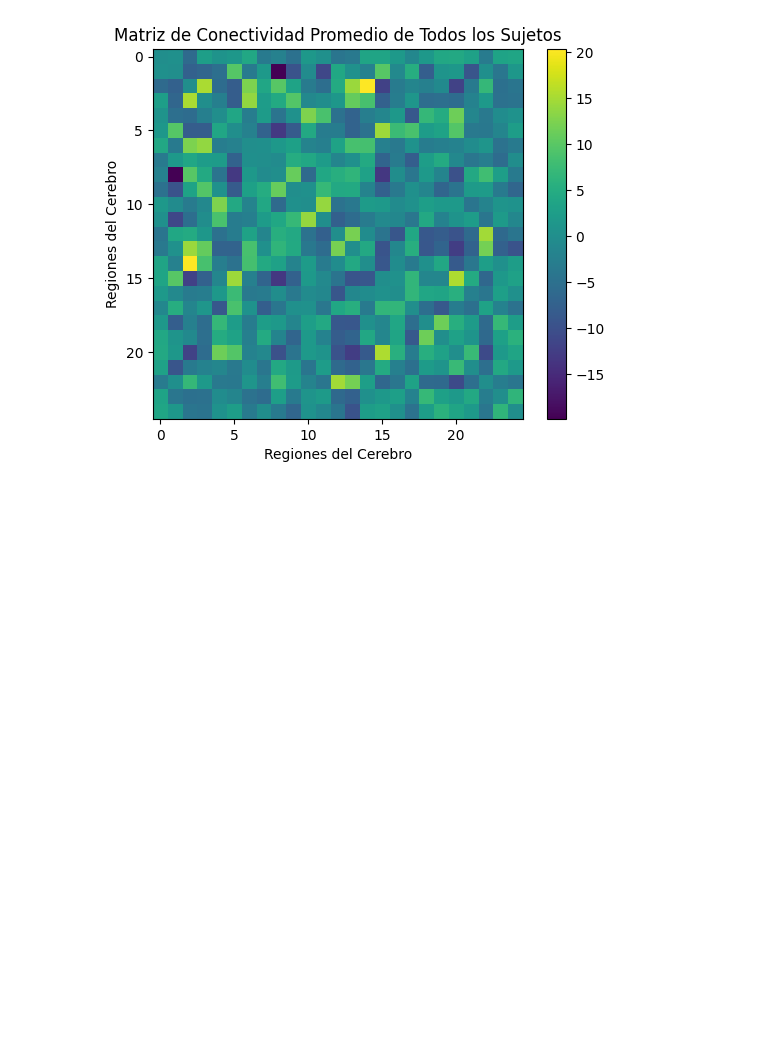
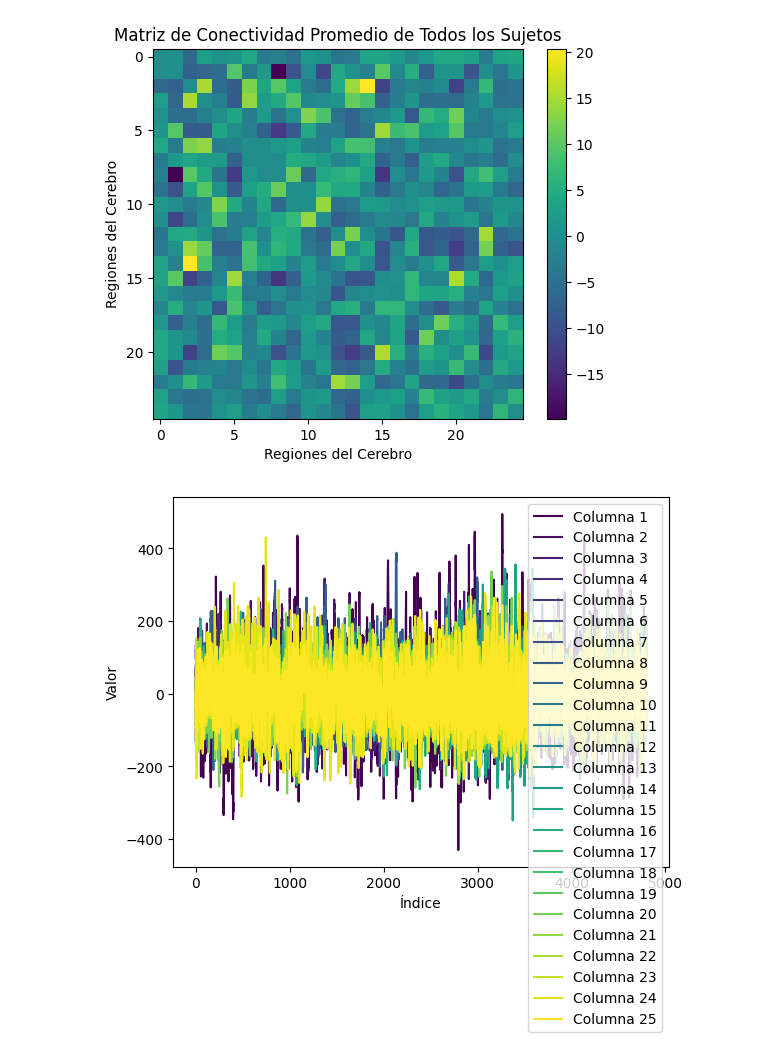
Before and after one commit to doctorgus97/Proyecto, a Jupyter notebook: Proyecto.ipynb, the cells around one changed output. Saved outputs shown, nothing was run; the diff lists cells and outputs as text; code cells hidden in the pictures; blank space fills up the shorter version.

```diff
--- a/Proyecto.ipynb
+++ b/Proyecto.ipynb
@@ -20,15 +20,26 @@ Resolving deltas: 100% (5/5), done.
 # Librerias
 import numpy as np
 import matplotlib.pyplot as plt
+from scipy.signal import detrend
+
 
 # Ruta al archivo de texto con los datos de los sujetos
-ruta_archivo = '/content/Proyecto/datasets/netmats1.txt'
+ruta_archivo = '/content/sample_data/netmats2.txt'
+
+# Ruta al archivo de texto con los time series
+ruta_archivots = '/content/sample_data/100206.txt'
 
 # Cargar los datos de los sujetos desde el archivo de texto
 datos_sujetos = np.loadtxt(ruta_archivo)
 
 # Reshape para crear una matriz 3D (1003, 25, 25)
 matrices_por_sujeto = datos_sujetos.reshape((1003, 25, 25))
+
+# Cargar los datos timeseries de los sujetos desde el archivo de texto
+datos_ts = np.loadtxt(ruta_archivots)
+
+# Reshape para crear una matriz 2D (4800, 25)
+matriz_ts = datos_ts.reshape((4800, 25))
 # %% [markdown]
 # **Resultados**
 # %% [markdown]
@@ -82,3 +93,34 @@ plt.ylabel('Regiones del Cerebro')
 plt.show()
 # %% [output]
 [figure]
+# %%
+# @title fRMI
+
+# Calcular el promedio de cada columna
+promedios = np.mean(matriz_ts, axis=0)
+
+# Restar el promedio de cada columna a la misma columna
+matrizrp = matriz_ts - promedios
+
+matrizrp_detrended = detrend(matrizrp, type='linear')
+
+# Crear un gráfico
+plt.figure()
+
+# Obtener el número de columnas y generar colores únicos para cada una
+num_columnas = matrizrp.shape[1]
+colores = plt.cm.viridis(np.linspace(0, 1, num_columnas))
+
+# Iterar sobre cada columna de la matriz y graficarla como una curva con un color distinto
+for i in range(num_columnas):
+    plt.plot(matrizrp[:, i], color=colores[i], label=f'Columna {i+1}')
+
+# Agregar etiquetas y leyenda
+plt.xlabel('Índice')
+plt.ylabel('Valor')
+plt.legend()
+
+# Mostrar el gráfico
+plt.show()
+# %% [output]
+[figure, added]
```
Also changed, not shown: parts of 2 cells of this notebook.
